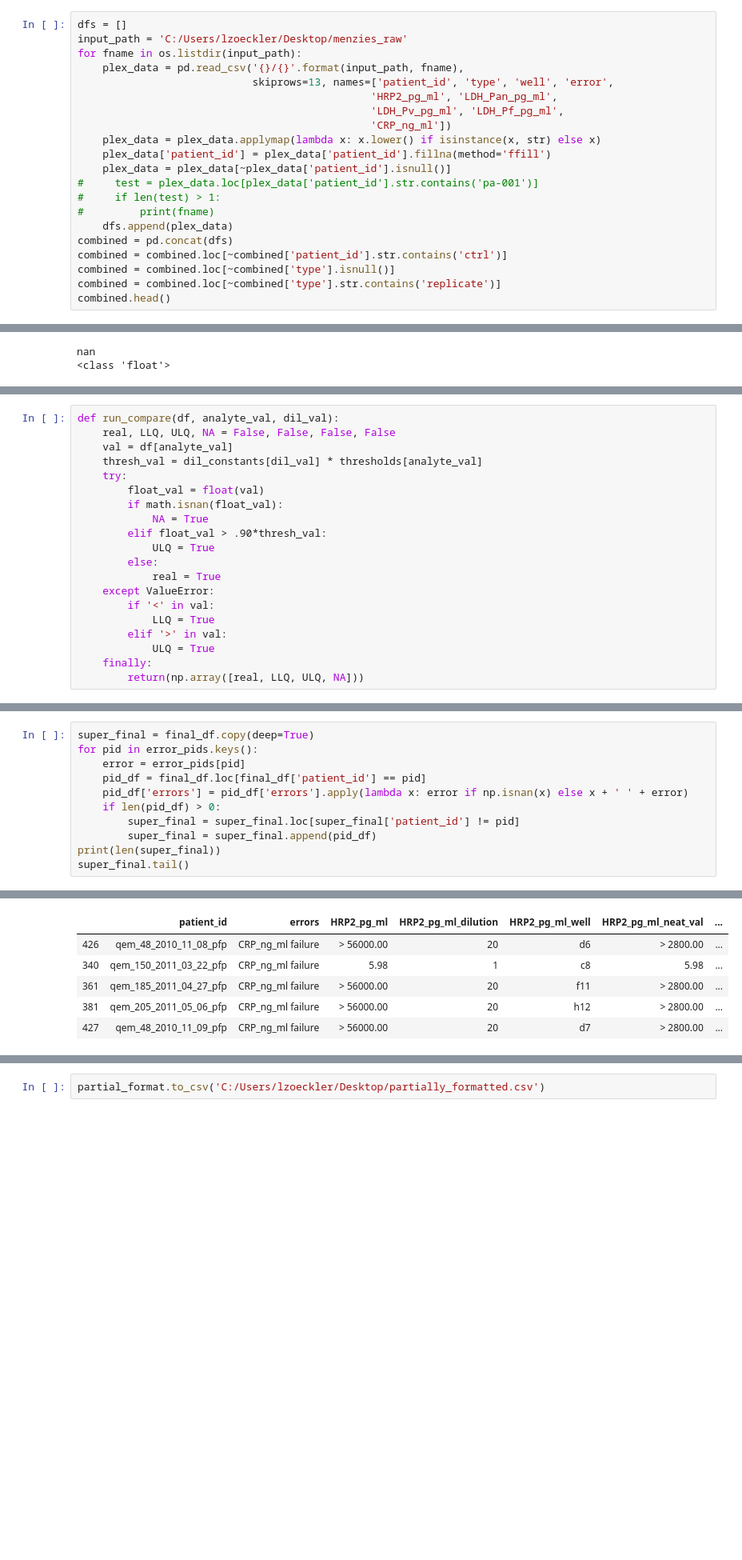
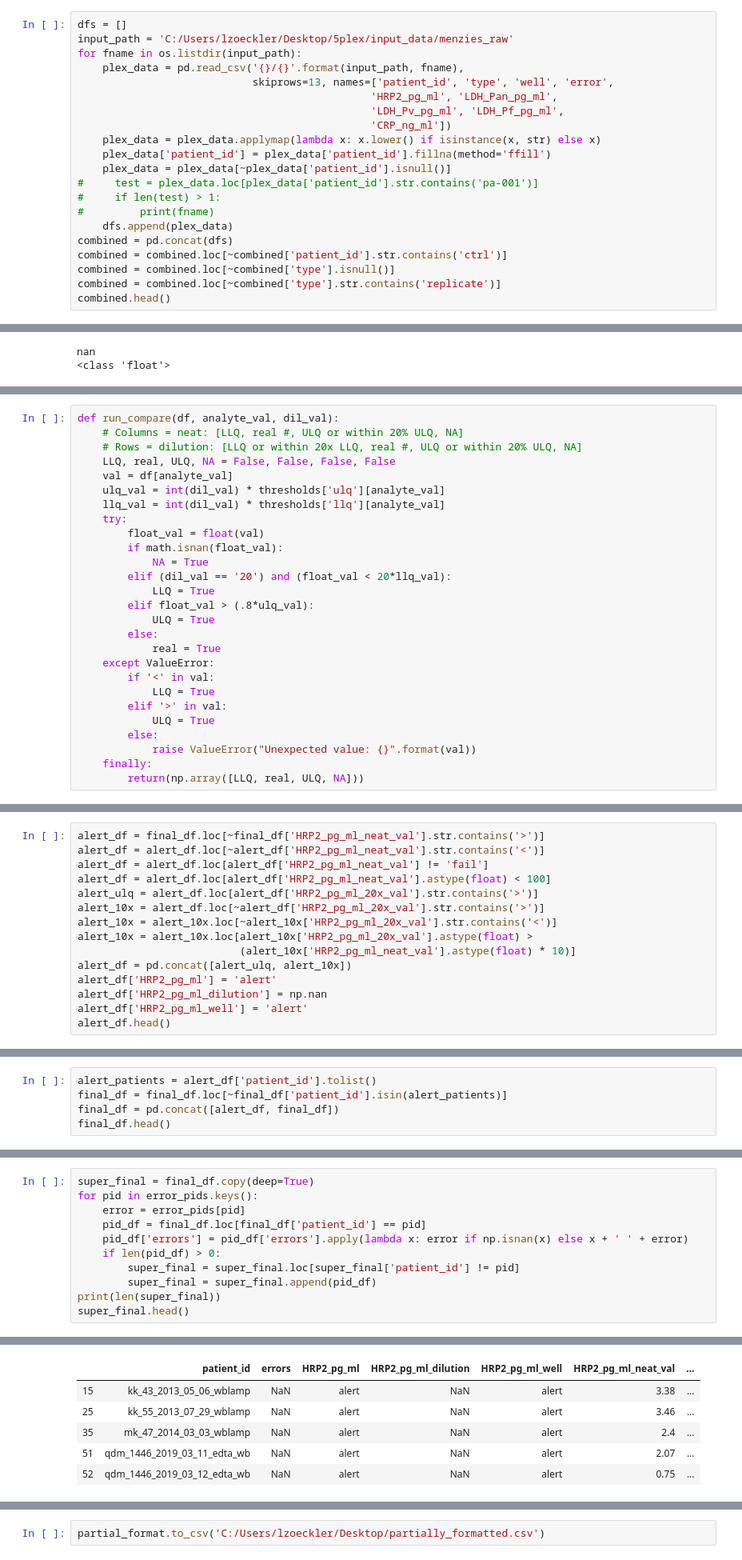
Before and after one commit to MACEPA/DIAMETER, a Jupyter notebook: ipynbs/processing/5plex_data_processing.ipynb, the cells around one changed output, grey strips where cells are left out. Shown at 80% size. Saved outputs shown, nothing was run; the diff lists cells and outputs as text; blank space fills up the shorter version.

Commit message:
updating for 'alert' code

```diff
--- a/ipynbs/processing/5plex_data_processing.ipynb
+++ b/ipynbs/processing/5plex_data_processing.ipynb
@@ -7,7 +7,7 @@ import os
 import re
 # %%
 dfs = []
-input_path = 'C:/Users/lzoeckler/Desktop/menzies_raw'
+input_path = 'C:/Users/lzoeckler/Desktop/5plex/input_data/menzies_raw'
 for fname in os.listdir(input_path):
     plex_data = pd.read_csv('{}/{}'.format(input_path, fname),
                             skiprows=13, names=['patient_id', 'type', 'well', 'error',
@@ -113,14 +125,19 @@ def return_decisions(low, high, fail='fail'):
     return(decisions)
 # %%
 def run_compare(df, analyte_val, dil_val):
-    real, LLQ, ULQ, NA = False, False, False, False
+    # Columns = neat: [LLQ, real #, ULQ or within 20% ULQ, NA]
+    # Rows = dilution: [LLQ or within 20x LLQ, real #, ULQ or within 20% ULQ, NA]
+    LLQ, real, ULQ, NA = False, False, False, False
     val = df[analyte_val]
-    thresh_val = dil_constants[dil_val] * thresholds[analyte_val]
+    ulq_val = int(dil_val) * thresholds['ulq'][analyte_val]
+    llq_val = int(dil_val) * thresholds['llq'][analyte_val]
     try:
         float_val = float(val)
         if math.isnan(float_val):
             NA = True
-        elif float_val > .90*thresh_val:
+        elif (dil_val == '20') and (float_val < 20*llq_val):
+            LLQ = True
+        elif float_val > (.8*ulq_val):
             ULQ = True
         else:
             real = True
@@ -129,8 +146,10 @@ def run_compare(df, analyte_val, dil_val):
             LLQ = True
         elif '>' in val:
             ULQ = True
+        else:
+            raise ValueError("Unexpected value: {}".format(val))
     finally:
-        return(np.array([real, LLQ, ULQ, NA]))
+        return(np.array([LLQ, real, ULQ, NA]))
 # %%
 analyte_dfs = []
 error_pids = {}
@@ -235,0 +253,15 @@ CRP_ng_ml
+# %%
+alert_df = final_df.loc[~final_df['HRP2_pg_ml_neat_val'].str.contains('>')]
+alert_df = alert_df.loc[~alert_df['HRP2_pg_ml_neat_val'].str.contains('<')]
+alert_df = alert_df.loc[alert_df['HRP2_pg_ml_neat_val'] != 'fail']
+alert_df = alert_df.loc[alert_df['HRP2_pg_ml_neat_val'].astype(float) < 100]
+alert_ulq = alert_df.loc[alert_df['HRP2_pg_ml_20x_val'].str.contains('>')]
+alert_10x = alert_df.loc[~alert_df['HRP2_pg_ml_20x_val'].str.contains('>')]
+alert_10x = alert_10x.loc[~alert_10x['HRP2_pg_ml_20x_val'].str.contains('<')]
+alert_10x = alert_10x.loc[alert_10x['HRP2_pg_ml_20x_val'].astype(float) >
+                          (alert_10x['HRP2_pg_ml_neat_val'].astype(float) * 10)]
+alert_df = pd.concat([alert_ulq, alert_10x])
+alert_df['HRP2_pg_ml'] = 'alert'
+alert_df['HRP2_pg_ml_dilution'] = np.nan
+alert_df['HRP2_pg_ml_well'] = 'alert'
+alert_df.head()
@@ -235,0 +276,5 @@ CRP_ng_ml
+# %%
+alert_patients = alert_df['patient_id'].tolist()
+final_df = final_df.loc[~final_df['patient_id'].isin(alert_patients)]
+final_df = pd.concat([alert_df, final_df])
+final_df.head()
@@ -243,5 +312,5 @@ for pid in error_pids.keys():
         super_final = super_final.loc[super_final['patient_id'] != pid]
         super_final = super_final.append(pid_df)
 print(len(super_final))
-super_final.tail()
+super_final.head()
 # %% [output]
@@ -254,9 +323,9 @@ See the caveats in the documentation: http://pandas.pydata.org/pandas-docs/stabl
 |  | patient_id | errors | HRP2_pg_ml | HRP2_pg_ml_dilution | HRP2_pg_ml_well | HRP2_pg_ml_neat_val | ... |
-| 426 | qem_48_2010_11_08_pfp | CRP_ng_ml failure | > 56000.00 | 20 | d6 | > 2800.00 | ... |
-| 340 | qem_150_2011_03_22_pfp | CRP_ng_ml failure | 5.98 | 1 | c8 | 5.98 | ... |
-| 361 | qem_185_2011_04_27_pfp | CRP_ng_ml failure | > 56000.00 | 20 | f11 | > 2800.00 | ... |
-| 381 | qem_205_2011_05_06_pfp | CRP_ng_ml failure | > 56000.00 | 20 | h12 | > 2800.00 | ... |
-| 427 | qem_48_2010_11_09_pfp | CRP_ng_ml failure | > 56000.00 | 20 | d7 | > 2800.00 | ... |
+| 15 | kk_43_2013_05_06_wblamp | NaN | alert | NaN | alert | 3.38 | ... |
+| 25 | kk_55_2013_07_29_wblamp | NaN | alert | NaN | alert | 3.46 | ... |
+| 35 | mk_47_2014_03_03_wblamp | NaN | alert | NaN | alert | 2.4 | ... |
+| 51 | qdm_1446_2019_03_11_edta_wb | NaN | alert | NaN | alert | 2.07 | ... |
+| 52 | qdm_1446_2019_03_12_edta_wb | NaN | alert | NaN | alert | 0.75 | ... |
 5 rows × 27 columns
 # %%
 super_final['errors'].unique()
```
Also changed, not shown: parts of 13 cells of this notebook, 1 other file.
